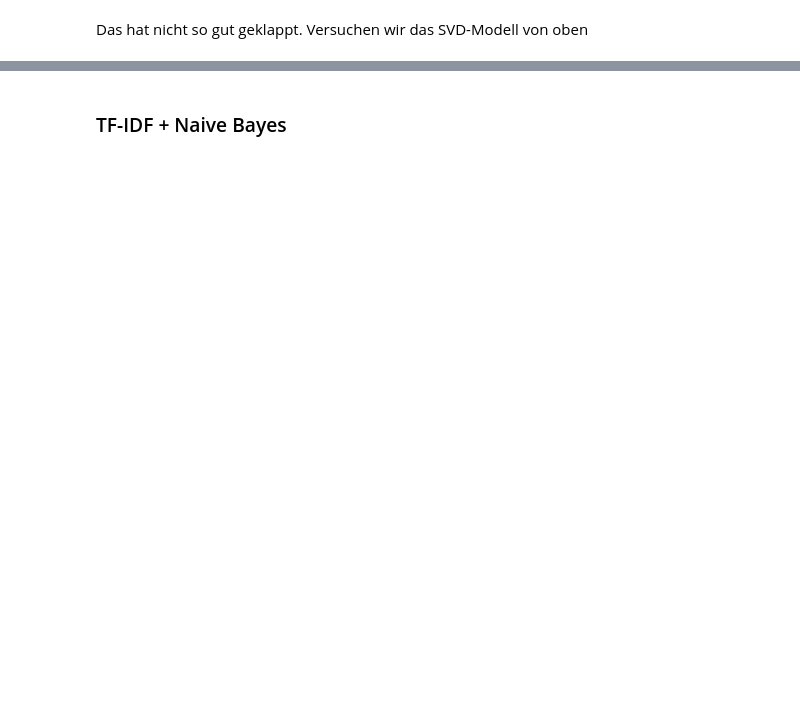
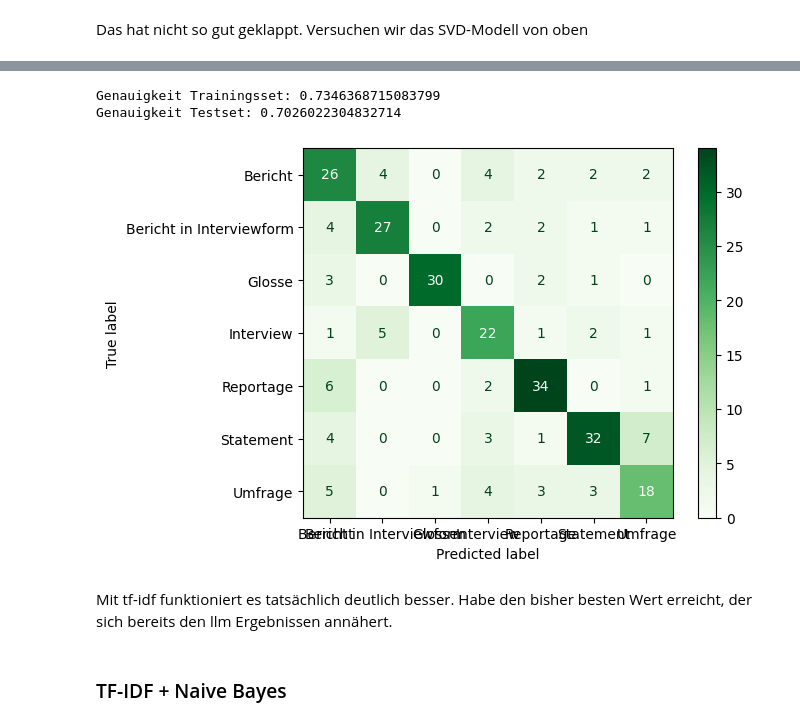
Before and after one commit to jaeniboy/nlp-genres, a Jupyter notebook: text_classification.ipynb, the cells around one changed output, grey strips where cells are left out. Saved outputs shown, nothing was run; the diff lists cells and outputs as text; code cells hidden in the pictures; blank space fills up the shorter version.

```diff
--- a/text_classification.ipynb
+++ b/text_classification.ipynb
@@ -702,0 +678,11 @@ from sklearn.feature_extraction.text import TfidfVectorizer
+# %%
+vectorizer = TfidfVectorizer(max_features=4000)
+X = vectorizer.fit_transform(df["clean_text"])
+y = df['gattung']
+
+svd = TruncatedSVD(n_components=64, n_iter=100)
+columns = ['topic{}'.format(i) for i in range(svd.n_components)]
+svd_topic_vectors = svd.fit_transform(X)
+
+df_svd_topic_vectors = pd.DataFrame(svd_topic_vectors, columns=columns)
+df_svd_topic_vectors
@@ -703,3 +703,31 @@ from sklearn.feature_extraction.text import TfidfVectorizer
+# %%
+X_train_16d, X_test_16d, y_train_16d, y_test_16d = train_test_split(df_svd_topic_vectors,
+                                                                    y,
+                                                                    test_size=0.2,
+                                                                    random_state=42)
+
+lda_lsa = LinearDiscriminantAnalysis(n_components=6)
+model = lda_lsa.fit(X_train_16d, y_train_16d)
+
+print("Genauigkeit Trainingsset:", model.score(X_train_16d, y_train_16d))
+print("Genauigkeit Testset:", model.score(X_test_16d, y_test_16d))
+# %% [output]
+Genauigkeit Trainingsset: 0.7346368715083799
+Genauigkeit Testset: 0.7026022304832714
+# %%
+# ... Matrix erstellen
+y_pred = model.predict(X_test_16d)
+cm = confusion_matrix(y_test_16d, y_pred)
+
+# ... und visualisieren
+class_names = np.unique(y_test_16d)
+disp = ConfusionMatrixDisplay(confusion_matrix=cm, display_labels=class_names)
+disp.plot(cmap='Greens')
+plt.show()
+# %% [output]
+[figure, added]
+# %% [markdown]
+Mit tf-idf funktioniert es tatsächlich deutlich besser. Habe den bisher besten Wert erreicht, der sich bereits den llm Ergebnissen annähert.
 # %% [markdown]
 ### TF-IDF + Naive Bayes
 # %%
```
Also changed, not shown: parts of 34 cells of this notebook.
